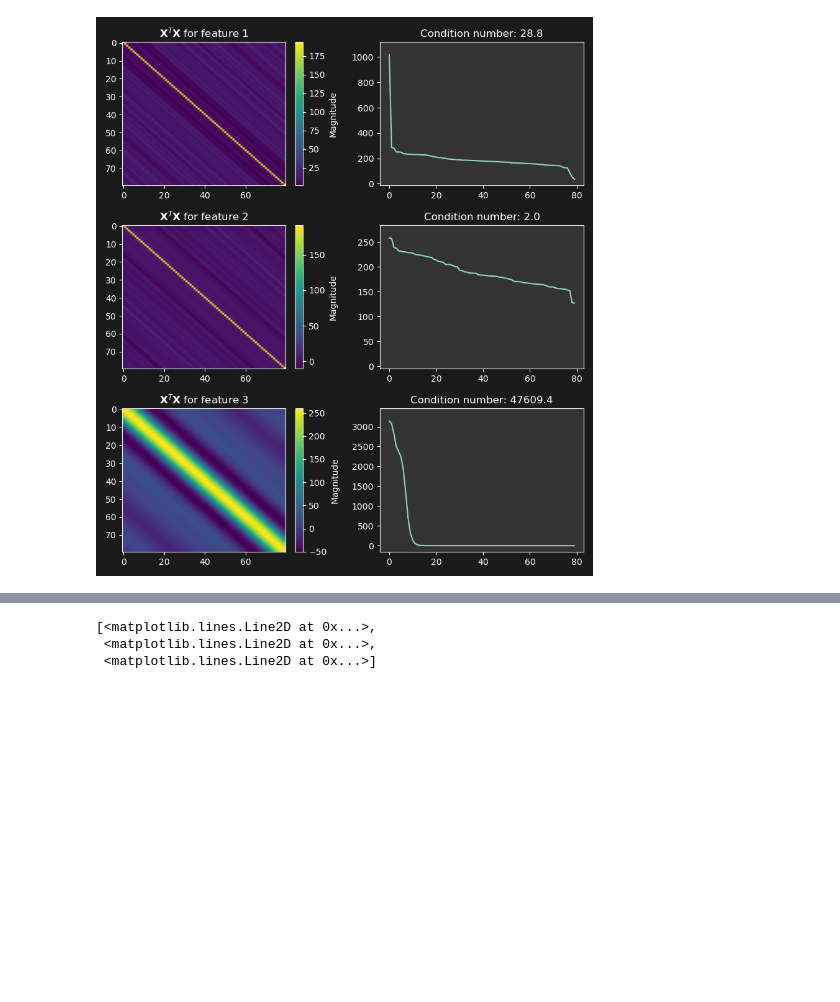
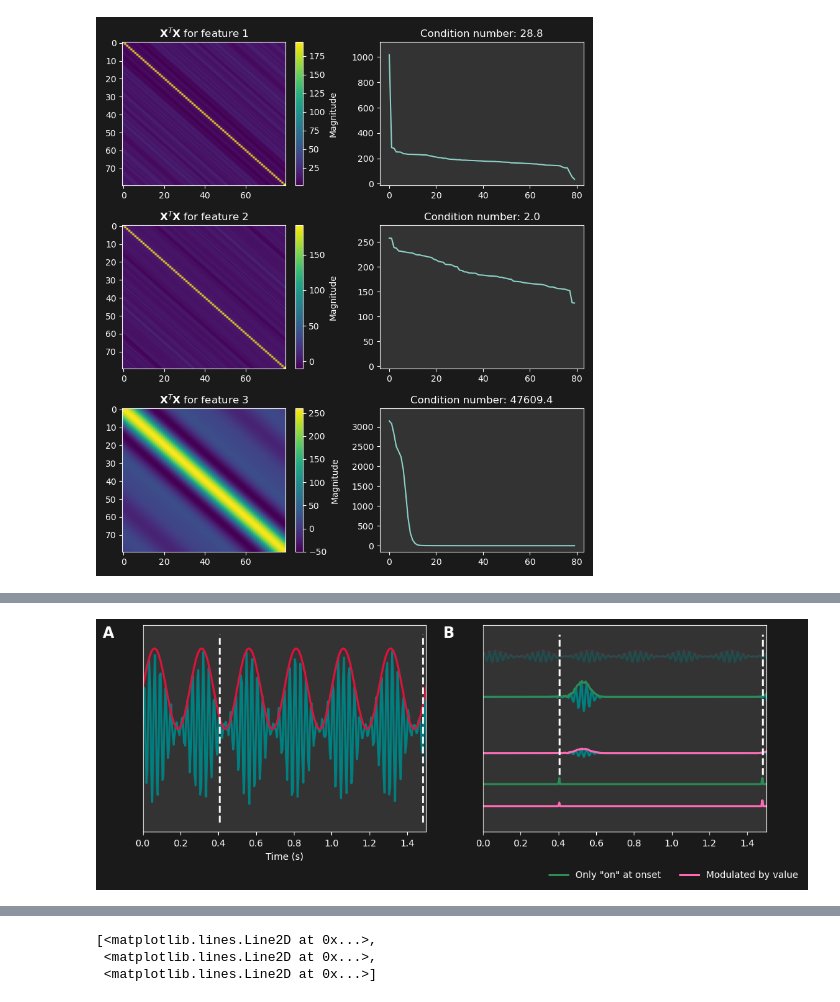
Before and after one commit to CNSP-Workshop/CNSP25_tutorial_HWeissbart, a Jupyter notebook: notebooks/part_1.ipynb, the cells around one changed output, grey strips where cells are left out. Saved outputs shown, nothing was run; the diff lists cells and outputs as text; code cells hidden in the pictures; blank space fills up the shorter version.

```diff
--- a/notebooks/part_1.ipynb
+++ b/notebooks/part_1.ipynb
@@ -442,0 +692,39 @@ VBox(children=(VBox(children=(HTML(value='<h2>TRF Explorer</h2>This interactive
+# %%
+with plt.style.context([{'pdf.fonttype':42}, {'lines.linewidth':2.2}]):
+
+    f, ax = plt.subplots(1, 2, figsize=(12, 4))
+
+    # Panel A
+    ax[0].plot(t, signal_fast, color='teal') # modulated signal
+    ax[0].plot(t, signal_slow+1, color='crimson') # modulator envelope
+    ax[0].vlines(t[np.nonzero(onsets)], *ax[0].get_ylim(), color='w' if dark_bg else 'k', zorder=2, ls='--', lw=2) # onsets (irrelevant here)
+    ax[0].set_xlim([0, 1.5])
+
+    # Panel B
+    ax[1].plot(t, 23 + signal_fast, color='teal', alpha=0.33) # modulated signal
+    ax[1].plot(t, 23 + signal_slow +1, alpha=0.1, color='crimson') # former modulator
+    ax[1].plot(t, 10 + signal_fast_onset, color='teal') # modulated signal
+    ax[1].plot(t, 10 + env_fast * modulator_onset, color='seagreen') # modulator envelope via onset
+    ax[1].plot(t, -8 + signal_fast_val, color='teal') # modulated signal
+    ax[1].plot(t, -8 + env_fast * modulator_value, color='hotpink') # # modulator envelope via values
+    ax[1].plot(t, -18 + onsets*2, 'seagreen', label='Only "on" at onset')
+    ax[1].plot(t, -25 + (valued - valued.mean())*4, 'hotpink', label='Modulated by value')
+    f.legend(frameon=False, ncol=2, loc='right', bbox_to_anchor=(0.85, -0.05, 0.1, -0.))
+    ax[1].set_xlim([0., 1.5])
+    #ax[1].set_ylim([-5, 10.])
+    ax[1].vlines(t[np.nonzero(onsets)], -15, ax[1].get_ybound()[1], color='w' if dark_bg else 'k', zorder=2, ls='--', lw=2)
+
+    for i, label in enumerate(('A', 'B')):
+        ax[i].text(-0.1, 1., label, transform=ax[i].transAxes,
+          fontsize=16, fontweight='bold', va='top', ha='right')
+
+    # sns.despine(f)
+    # sns.despine(ax=ax[1], left=True)
+    ax[1].set_yticklabels([])
+    ax[1].set_yticks([])
+    # sns.despine(ax=ax[0], left=True)
+    ax[0].set_yticklabels([])
+    ax[0].set_yticks([])
+    ax[0].set_xlabel("Time (s)")
+# %% [output]
+[figure, added]
```
Also changed, not shown: parts of 23 cells of this notebook, 1 other file.
